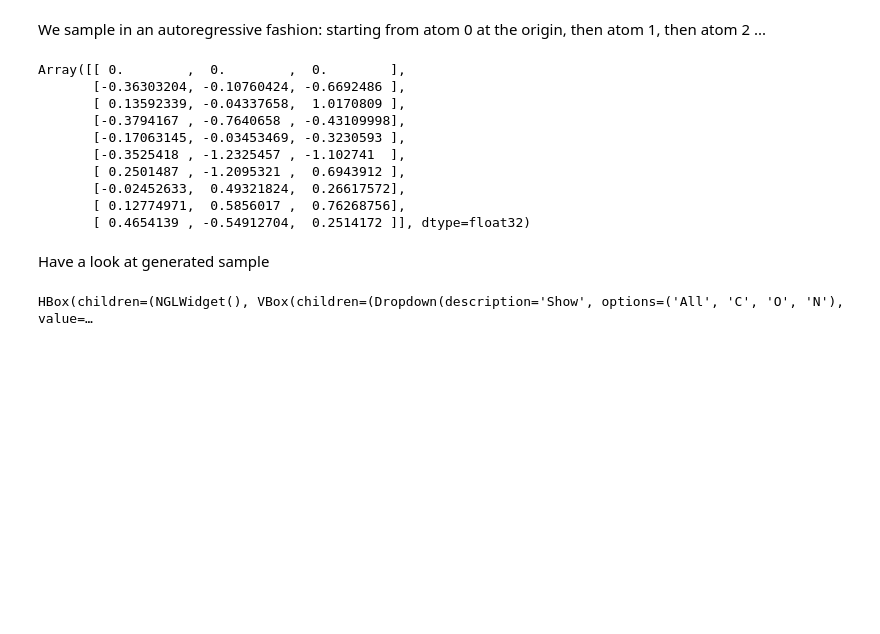
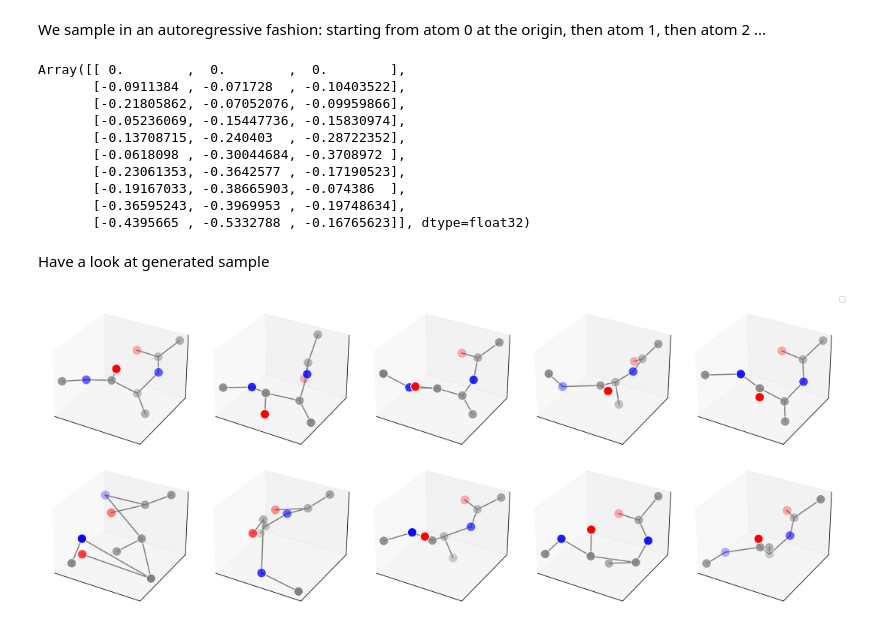
Before and after one commit to wangleiphy/ml4p, a Jupyter notebook: projects/alanine_dipeptide.ipynb, the cells around one changed output. Drawn from its saved outputs; the diff is of its cells as text; code cells hidden in the pictures; blank space fills up the shorter version.

```diff
--- a/projects/alanine_dipeptide.ipynb
+++ b/projects/alanine_dipeptide.ipynb
@@ -198,7 +268,7 @@ train_data = train_data[:10000] # to save time we use only 10000 of them to trai
 batchsize = 100
 assert len(train_data)%batchsize==0
 
-for epoch in range(10):
+for epoch in range(100):
     key, subkey = jax.random.split(key)
     train_data = jax.random.permutation(subkey, train_data)
 
@@ -246,19 +323,18 @@ for i in range(1, natoms):
 samples[0]
 # %% [output]
 Array([[ 0.        ,  0.        ,  0.        ],
-       [-0.36303204, -0.10760424, -0.6692486 ],
-       [ 0.13592339, -0.04337658,  1.0170809 ],
-       [-0.3794167 , -0.7640658 , -0.43109998],
-       [-0.17063145, -0.03453469, -0.3230593 ],
-       [-0.3525418 , -1.2325457 , -1.102741  ],
-       [ 0.2501487 , -1.2095321 ,  0.6943912 ],
-       [-0.02452633,  0.49321824,  0.26617572],
-       [ 0.12774971,  0.5856017 ,  0.76268756],
-       [ 0.4654139 , -0.54912704,  0.2514172 ]], dtype=float32)
+       [-0.0911384 , -0.071728  , -0.10403522],
+       [-0.21805862, -0.07052076, -0.09959866],
+       [-0.05236069, -0.15447736, -0.15830974],
+       [-0.13708715, -0.240403  , -0.28722352],
+       [-0.0618098 , -0.30044684, -0.3708972 ],
+       [-0.23061353, -0.3642577 , -0.17190523],
+       [-0.19167033, -0.38665903, -0.074386  ],
+       [-0.36595243, -0.3969953 , -0.19748634],
+       [-0.4395665 , -0.5332788 , -0.16765623]], dtype=float32)
 # %% [markdown]
 Have a look at generated sample
-# %%
-atoms = Atoms('CCONCCCONC', positions=samples[0]*L)
-view(atoms, viewer='ngl')
-# %% [output]
-HBox(children=(NGLWidget(), VBox(children=(Dropdown(description='Show', options=('All', 'C', 'O', 'N'), value=…
+# %%
+batch_plot(samples)
+# %% [output]
+[figure, added]
```
Also changed, not shown: parts of 22 cells of this notebook.
